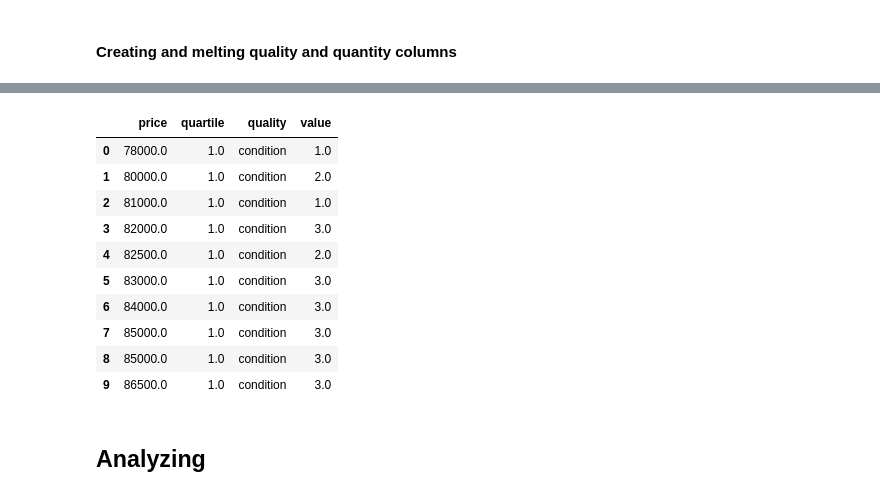
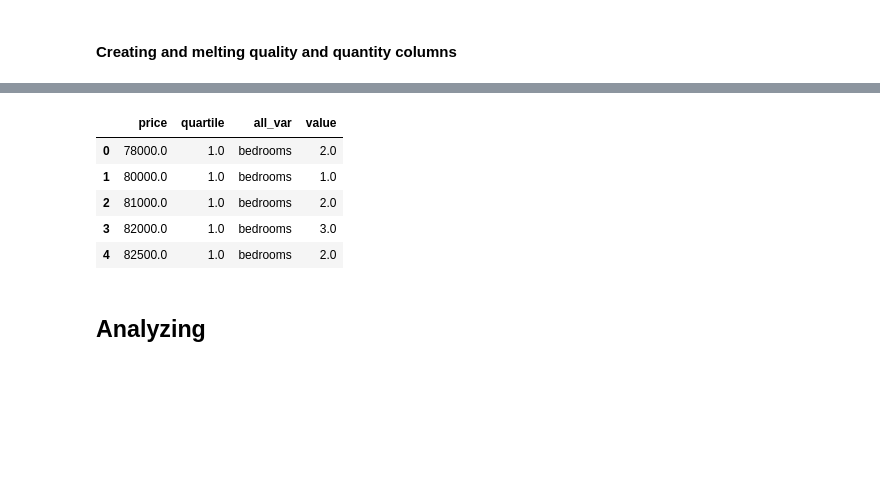
Before and after one commit to lindseyberlin/houston-ds-042219-mod1-project, a Jupyter notebook: Question3_PriceBucketsVersusQuality.ipynb, the cells around one changed output, grey strips where cells are left out. Drawn from its saved outputs; the diff is of its cells as text; code cells hidden in the pictures; blank space fills up the shorter version.

```diff
--- a/Question3_PriceBucketsVersusQuality.ipynb
+++ b/Question3_PriceBucketsVersusQuality.ipynb
@@ -143,30 +160,28 @@ highest_df = q3_df.loc[q3_df["price"] > 645000.0]
 # %%
-quantity_df = q3_df.filter(["price", "bedrooms", "bathrooms", "quartile"])
+melted_q3_df = pd.melt(q3_df,
+                       id_vars=["price", "quartile"],
+                       var_name="all_var")
+melted_q3_df.head()
 
-# Melting quantity columns (bedrooms, bathrooms and total_sqft) into one column
-melted_quantity_df = pd.melt(quantity_df,
-                            id_vars=["price", "quartile"],
-                            var_name="quantity")
+# # Melting quantity columns (bedrooms, bathrooms and total_sqft) into one column
+# melted_quantity_df = pd.melt(quantity_df,
+#                             id_vars=["price", "quartile"],
+#                             var_name="quantity")
+# %% [output]
+|  | price | quartile | all_var | value |
+| 0 | 78000.0 | 1.0 | bedrooms | 2.0 |
+| 1 | 80000.0 | 1.0 | bedrooms | 1.0 |
+| 2 | 81000.0 | 1.0 | bedrooms | 2.0 |
+| 3 | 82000.0 | 1.0 | bedrooms | 3.0 |
+| 4 | 82500.0 | 1.0 | bedrooms | 2.0 |
 # %%
-quality_df = q3_df.filter(["price", "condition", "grade", "quartile"])
+# quality_df = q3_df.filter(["price", "condition", "grade", "quartile"])
 
-# Melting quality columns (condition, grade) into one column
-melted_quality_df = pd.melt(quality_df,
-                            id_vars=["price", "quartile"],
-                            var_name="quality")
-melted_quality_df.head(10)
+# # Melting quality columns (condition, grade) into one column
+# melted_quality_df = pd.melt(quality_df,
+#                             id_vars=["price", "quartile"],
+#                             var_name="quality")
+# melted_quality_df.head(10)
-# %% [output]
-|  | price | quartile | quality | value |
-| 0 | 78000.0 | 1.0 | condition | 1.0 |
-| 1 | 80000.0 | 1.0 | condition | 2.0 |
-| 2 | 81000.0 | 1.0 | condition | 1.0 |
-| 3 | 82000.0 | 1.0 | condition | 3.0 |
-| 4 | 82500.0 | 1.0 | condition | 2.0 |
-| 5 | 83000.0 | 1.0 | condition | 3.0 |
-| 6 | 84000.0 | 1.0 | condition | 3.0 |
-| 7 | 85000.0 | 1.0 | condition | 3.0 |
-| 8 | 85000.0 | 1.0 | condition | 3.0 |
-| 9 | 86500.0 | 1.0 | condition | 3.0 |
 # %% [markdown]
 ## Analyzing
 # %%
```
Also changed, not shown: parts of 13 cells of this notebook, 6 other files.
